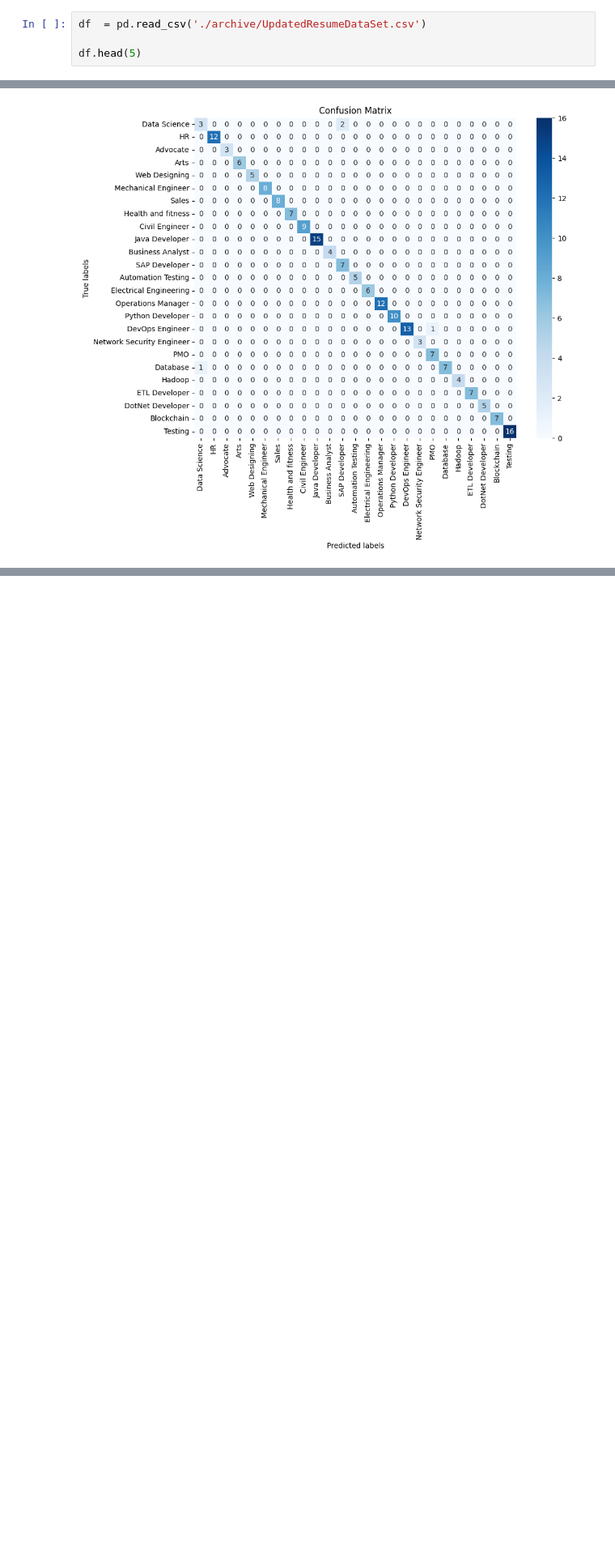
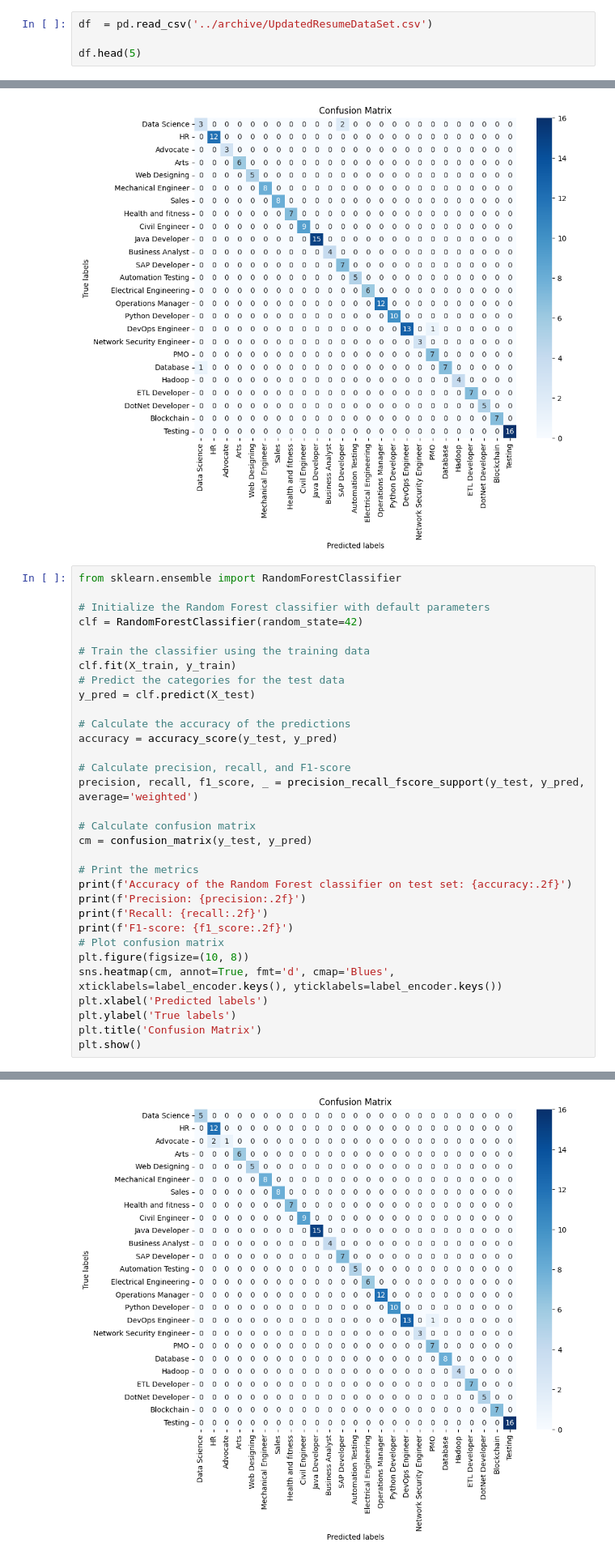
Before and after one commit to divyansh-4/Job-Retriver, a Jupyter notebook: models/baseline.ipynb, the cells around one changed output, grey strips where cells are left out. Shown at 81% size. Saved outputs shown, nothing was run; the diff lists cells and outputs as text; blank space fills up the shorter version.

Commit message:
random forest

```diff
--- a/models/baseline.ipynb
+++ b/models/baseline.ipynb
@@ -29,7 +29,7 @@ import os
 # You can write up to 20GB to the current directory (/kaggle/working/) that gets preserved as output when you create a version using "Save & Run All"
 # You can also write temporary files to /kaggle/temp/, but they won't be saved outside of the current session
 # %%
-df  = pd.read_csv('./archive/UpdatedResumeDataSet.csv')
+df  = pd.read_csv('../archive/UpdatedResumeDataSet.csv')
 
 df.head(5)
 # %% [output]
@@ -208,3 +208,36 @@ Precision: 0.98
 Recall: 0.98
 F1-score: 0.98
 [figure]
+# %%
+from sklearn.ensemble import RandomForestClassifier
+
+# Initialize the Random Forest classifier with default parameters
+clf = RandomForestClassifier(random_state=42)
+
+# Train the classifier using the training data
+clf.fit(X_train, y_train)
+# Predict the categories for the test data
+y_pred = clf.predict(X_test)
+
+# Calculate the accuracy of the predictions
+accuracy = accuracy_score(y_test, y_pred)
+
+# Calculate precision, recall, and F1-score
+precision, recall, f1_score, _ = precision_recall_fscore_support(y_test, y_pred, average='weighted')
+
+# Calculate confusion matrix
+cm = confusion_matrix(y_test, y_pred)
+
+# Print the metrics
+print(f'Accuracy of the Random Forest classifier on test set: {accuracy:.2f}')
+print(f'Precision: {precision:.2f}')
+print(f'Recall: {recall:.2f}')
+print(f'F1-score: {f1_score:.2f}')
+# Plot confusion matrix
+plt.figure(figsize=(10, 8))
+sns.heatmap(cm, annot=True, fmt='d', cmap='Blues', xticklabels=label_encoder.keys(), yticklabels=label_encoder.keys())
+plt.xlabel('Predicted labels')
+plt.ylabel('True labels')
+plt.title('Confusion Matrix')
+plt.show()
+# %% [output]
@@ -211,3 +248,4 @@ F1-score: 0.98
+[figure, added]
 # %%
 # import pickle
 
```
Also changed, not shown: parts of 3 cells of this notebook, 2 other files.
